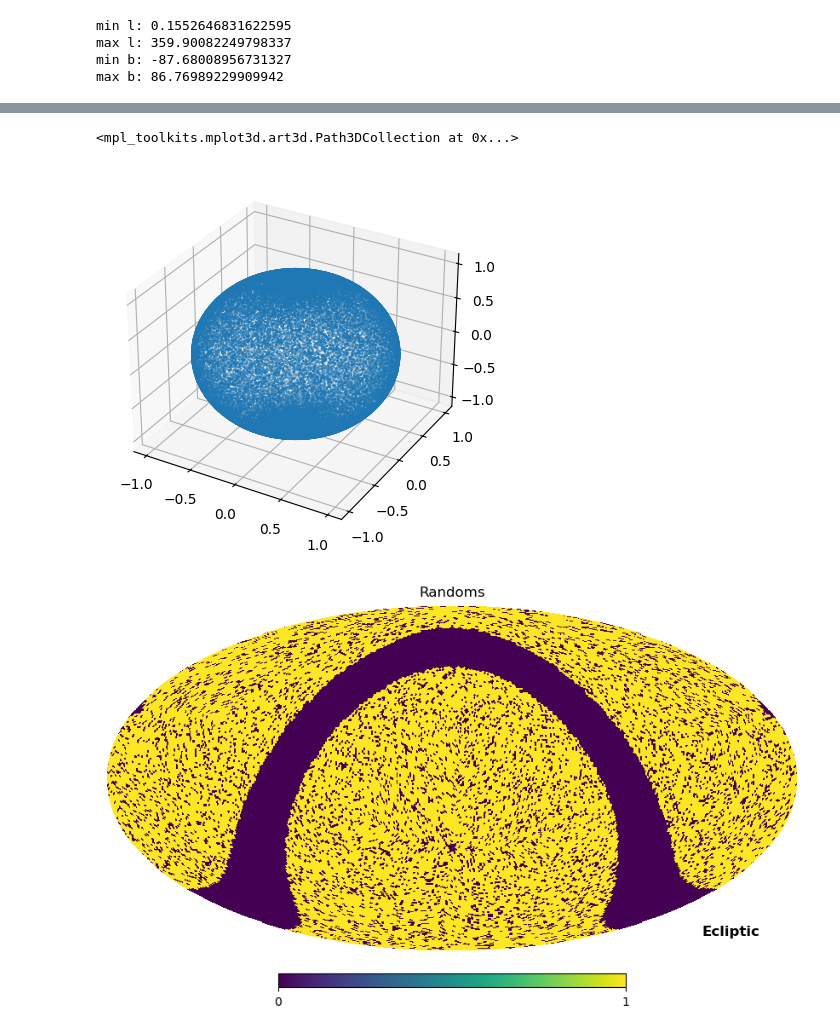
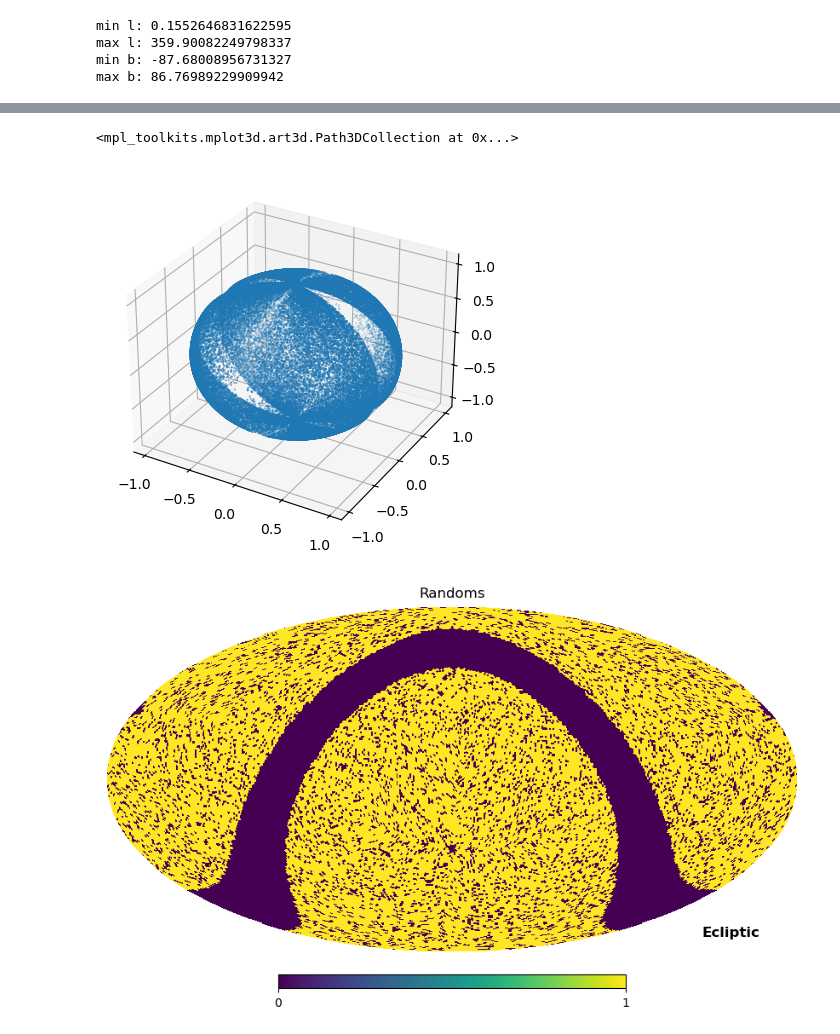
Before and after one commit to mctcampb/blazar_project, a Jupyter notebook: blazar_notebook.ipynb, the cells around one changed output, grey strips where cells are left out. Drawn from its saved outputs; the diff is of its cells as text; code cells hidden in the pictures.

```diff
--- a/blazar_notebook.ipynb
+++ b/blazar_notebook.ipynb
@@ -133,15 +140,15 @@ plt.xlim(360, 0)
 # %%
 r = 1.
-x = r * np.sin(randoms[:, 0]) * np.cos(randoms[:, 1])
-y = r * np.sin(randoms[:, 0]) * np.sin(randoms[:, 1])
-z = r * np.cos(randoms[:, 0])
+x = r * np.sin(np.radians(randoms[:, 0])) * np.cos(np.radians(randoms[:, 1]))
+y = r * np.sin(np.radians(randoms[:, 0])) * np.sin(np.radians(randoms[:, 1]))
+z = r * np.cos(np.radians(randoms[:, 0]))
 
 fig = plt.figure()
 ax = plt.axes(projection = '3d')
 ax.scatter(x, y, z, s = 0.1)
 # %% [output]
 <mpl_toolkits.mplot3d.art3d.Path3DCollection at 0x...>
-[figure, old version]
+[figure, new version]
 # %%
 nside = 64
 pix = hp.pixelfunc.ang2pix(nside, randoms[:, 0], randoms[:, 1], lonlat = True)
```
Also changed, not shown: parts of 89 cells of this notebook.
